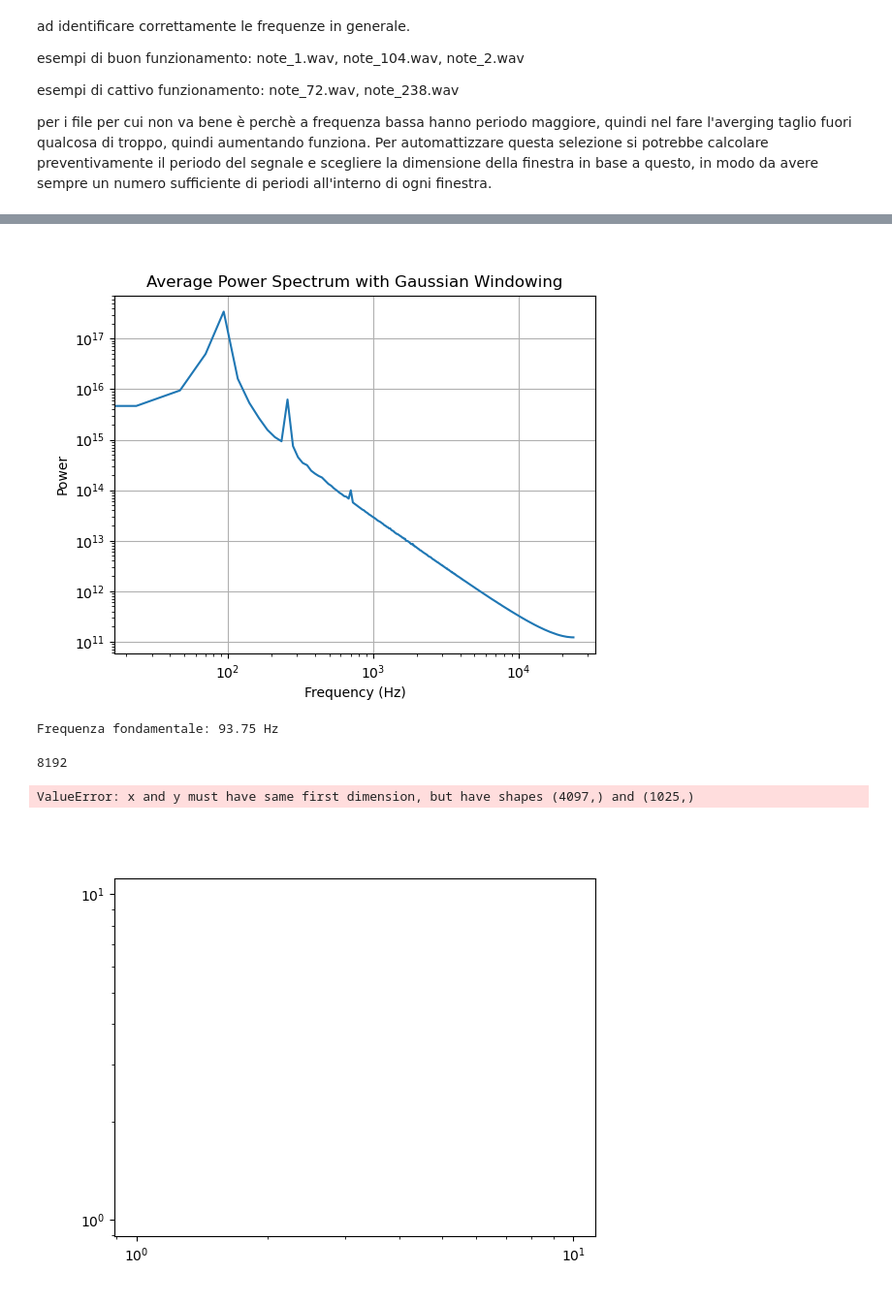
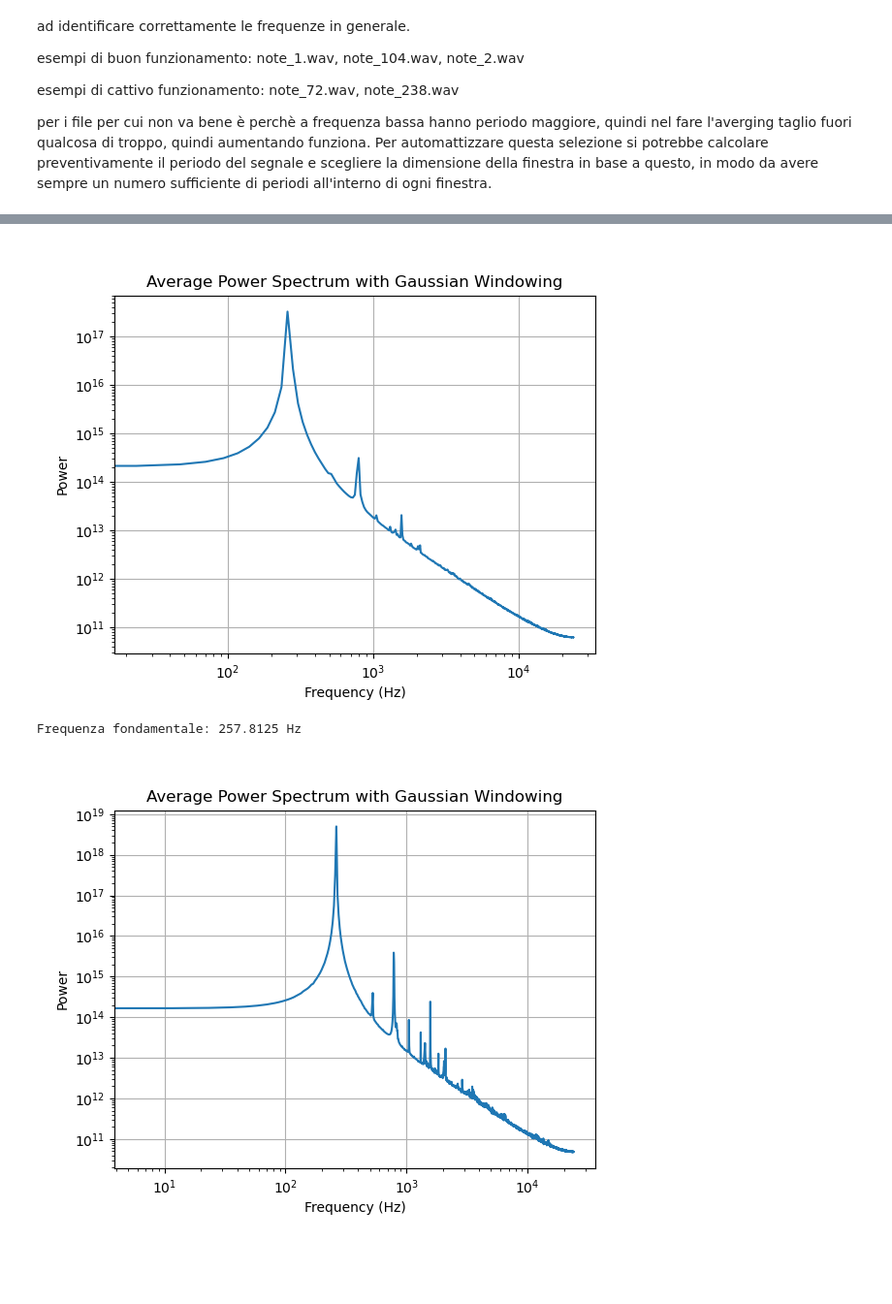
Before and after one commit to maddoc-g/3_organ_clustering, a Jupyter notebook: codice_soft_Alice.ipynb, the cells around one changed output, grey strips where cells are left out. Shown at 97% size. Saved outputs shown, nothing was run; the diff lists cells and outputs as text; code cells hidden in the pictures; blank space fills up the shorter version.

```diff
--- a/codice_soft_Alice.ipynb
+++ b/codice_soft_Alice.ipynb
@@ -23,7 +23,7 @@ per i file per cui non va bene è perchè a frequenza bassa hanno periodo maggio
 Per automattizzare questa selezione si potrebbe calcolare preventivamente il periodo del segnale e scegliere la dimensione della finestra in base a questo, in modo da avere sempre un numero sufficiente di periodi all'interno di ogni finestra.
 # %%
 # leggiamo un singolo file audio
-rate, note = readwav('./wav_files/note_238.wav')
+rate, note = readwav('./wav_files/note_111.wav')
 # %%
 #togliamo il primo 25% del segnale e l'ultimo 10% e plotto mantenendo i secondi corretti
 note = note[:, 0] # prendo solo un canale se il segnale è stereo
@@ -106,7 +106,7 @@ plt.title('Average Power Spectrum with Gaussian Windowing')
 plt.grid()
 plt.show()
 # %% [output]
-[figure, old version]
+[figure, new version]
 # %%
 # vediamo subito il primo picco
 # facciamo finta che il primo picco è la frequenza fondamentale (per vedere che dopo troviamo vagamente quelli corretti)
@@ -120,7 +120,7 @@ peaks, _ = find_peaks(average_power_spectrum_prev, prominence= prom)
 fundamental_freq = frequencies_2[peaks[0]]
 print('Frequenza fondamentale:', fundamental_freq, 'Hz')
 
-if fundamental_freq < 200:
+if fundamental_freq < 260 and fundamental_freq > 100:
     window_size = 8192
     hop_size = 512*2  # puoi regolare anche questo se vuoi
     num_windows = (len(note) - window_size) // hop_size + 1
@@ -131,21 +131,18 @@ if fundamental_freq < 200:
         end = start + window_size
         segment = note[start:end]
 
-        # Considera solo segmenti della lunghezza giusta
-        if len(segment) == window_size:
-            segment_windowed = gaussian_window(segment, 10000)
-            spectrum = np.fft.rfft(segment_windowed)
-            power_spectrum = np.abs(spectrum) ** 2
-            power_spectra.append(power_spectrum)
+        segment_windowed = gaussian_window(segment, 10000)
+        spectrum = np.fft.rfft(segment_windowed)
+        power_spectrum = np.abs(spectrum) ** 2
+        power_spectra.append(power_spectrum)
+
     if len(power_spectra) > 0:
         average_power_spectrum = np.mean(power_spectra, axis=0)
+
     else:
         average_power_spectrum = None
-else:
-    power_spectra = power_spectra_prev
-    average_power_spectrum = np.mean(power_spectra, axis=0)
 
-if fundamental_freq > 200 and fundamental_freq < 450:
+elif fundamental_freq > 260 and fundamental_freq < 450:
     window_size = 4096
     hop_size = 512*2  # puoi regolare anche questo se vuoi
     num_windows = (len(note) - window_size) // hop_size + 1
@@ -162,31 +159,53 @@ if fundamental_freq > 200 and fundamental_freq < 450:
             spectrum = np.fft.rfft(segment_windowed)
             power_spectrum = np.abs(spectrum) ** 2
             power_spectra.append(power_spectrum)
+
     if len(power_spectra) > 0:
         average_power_spectrum = np.mean(power_spectra, axis=0)
+
+    else:
+        average_power_spectrum = None
+
+elif fundamental_freq < 100:
+    window_size = 16384
+    hop_size = 512*2  # puoi regolare anche questo se vuoi
+    num_windows = (len(note) - window_size) // hop_size + 1
+    power_spectra = []
+
+    for i in range(num_windows):
+        start = i * hop_size
+        end = start + window_size
+        segment = note[start:end]
+
+        # Considera solo segmenti della lunghezza giusta
+        if len(segment) == window_size:
+            segment_windowed = gaussian_window(segment, 10000)
+            spectrum = np.fft.rfft(segment_windowed)
+            power_spectrum = np.abs(spectrum) ** 2
+            power_spectra.append(power_spectrum)
+
+    if len(power_spectra) > 0:
+        average_power_spectrum = np.mean(power_spectra, axis=0)
+
     else:
         average_power_spectrum = None
 else:
     power_spectra = power_spectra_prev
     average_power_spectrum = np.mean(power_spectra, axis=0)
-
-window_size
 # %% [output]
-Frequenza fondamentale: 93.75 Hz
+Frequenza fondamentale: 257.8125 Hz
-8192
 # %%
 # visualizzo power sperctrum prev
-frequencies = np.fft.rfftfreq(window_size, d=1/rate)
+frequencies = np.fft.rfftfreq(segment_windowed.shape[0], d=1/rate)
 plt.figure()
 plt.loglog(frequencies, average_power_spectrum)
 plt.xlabel('Frequency (Hz)')
 plt.ylabel('Power')
 plt.title('Average Power Spectrum with Gaussian Windowing')
 plt.grid()
 plt.show()
 # %% [output]
-ValueError: x and y must have same first dimension, but have shapes (4097,) and (1025,)
-[figure, old version]
+[figure, new version]
 # %%
 # facciamo finta che il primo picco è la frequenza fondamentale (per vedere che dopo troviamo vagamente quelli corretti)
 # identifichiamo i picchi per la frequenza fondamentale e le armoniche
```
Also changed, not shown: parts of 9 cells of this notebook.
